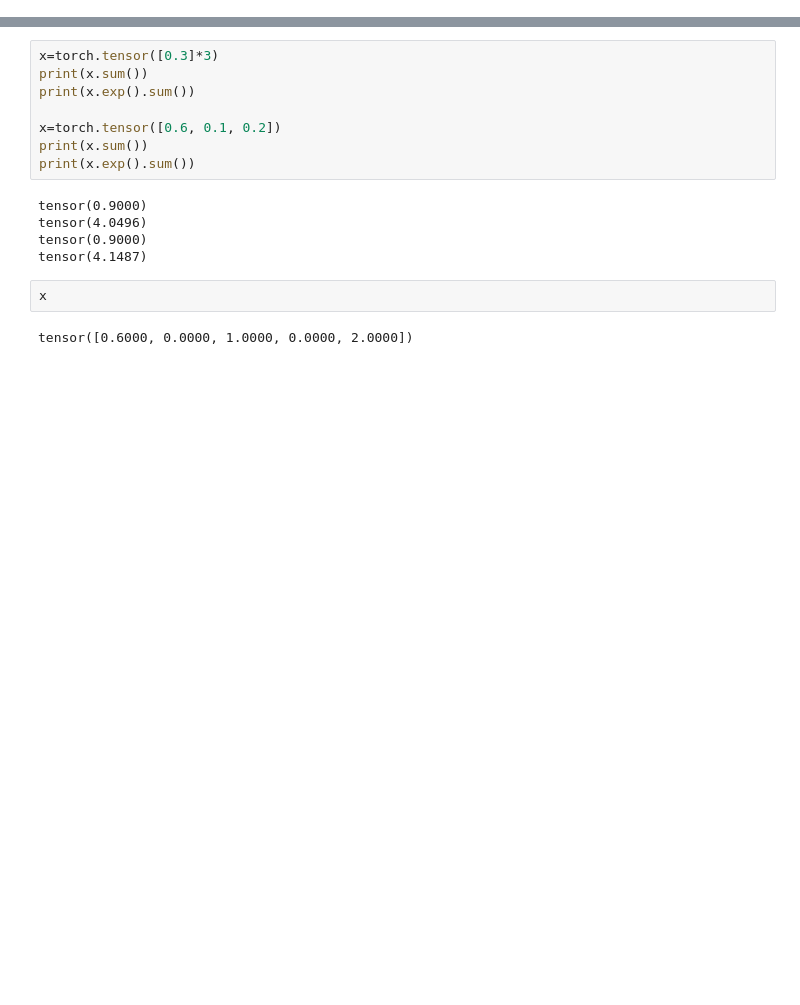
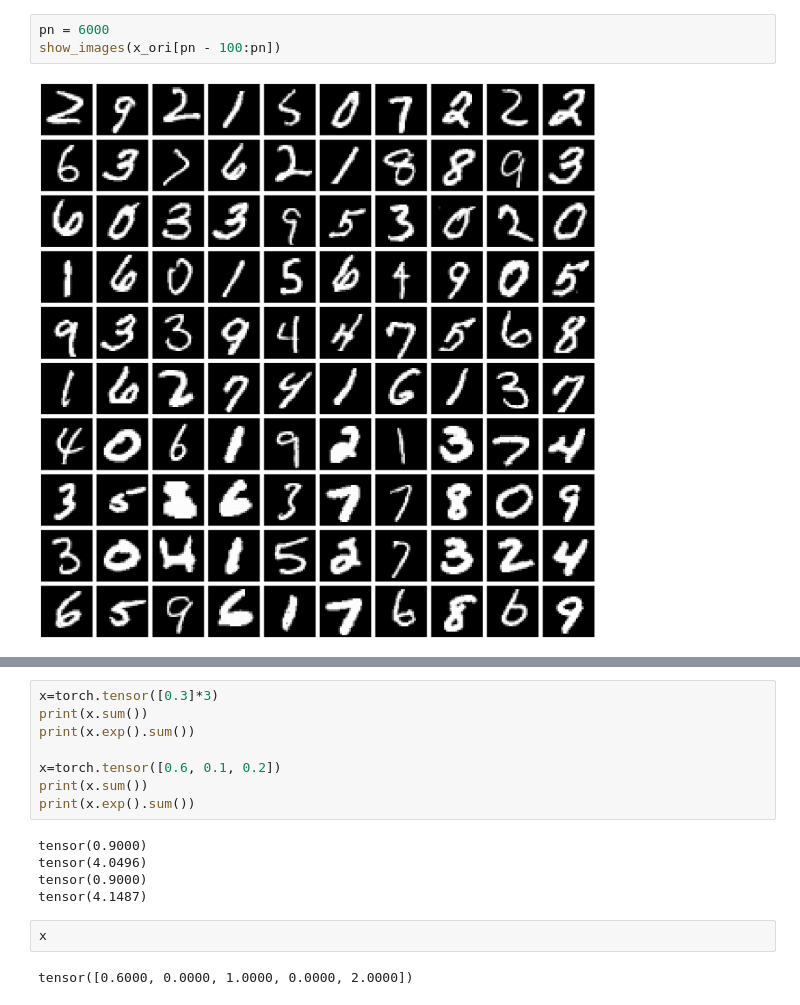
Before and after one commit to secondvoca/sdc_ae_23, a Jupyter notebook: test.ipynb, the cells around one changed output, grey strips where cells are left out. Saved outputs shown, nothing was run; the diff lists cells and outputs as text; blank space fills up the shorter version.

```diff
--- a/test.ipynb
+++ b/test.ipynb
@@ -14,0 +35,5 @@ tensor(27)
+# %%
+pn = 6000
+show_images(x_ori[pn - 100:pn])
+# %% [output]
+[figure, added]
```
Also changed, not shown: parts of 8 cells of this notebook, 7 other files.
